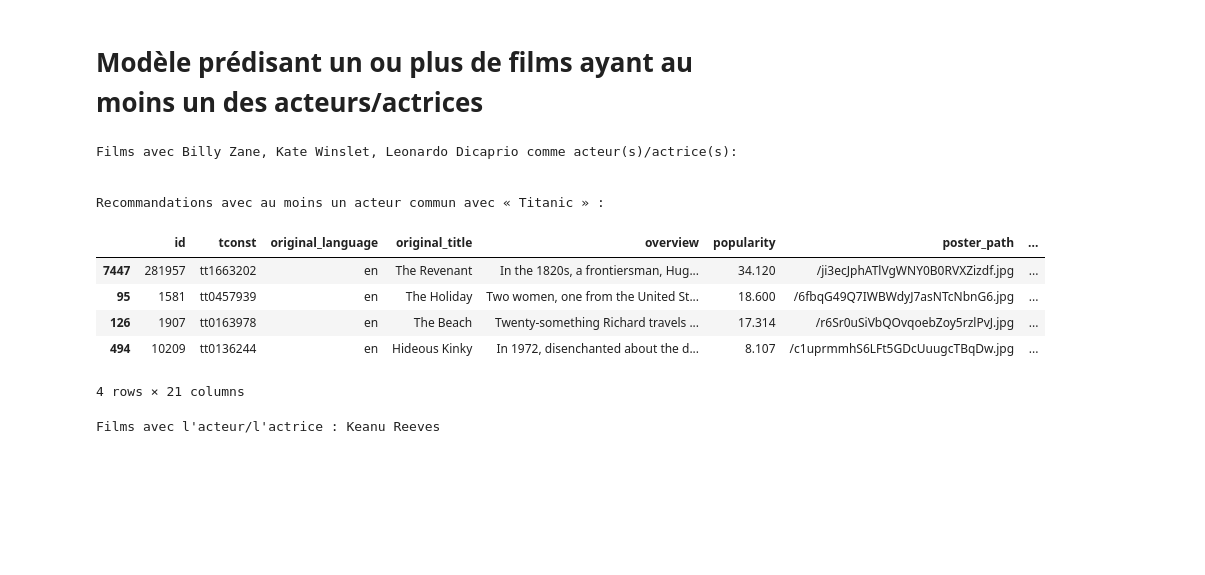
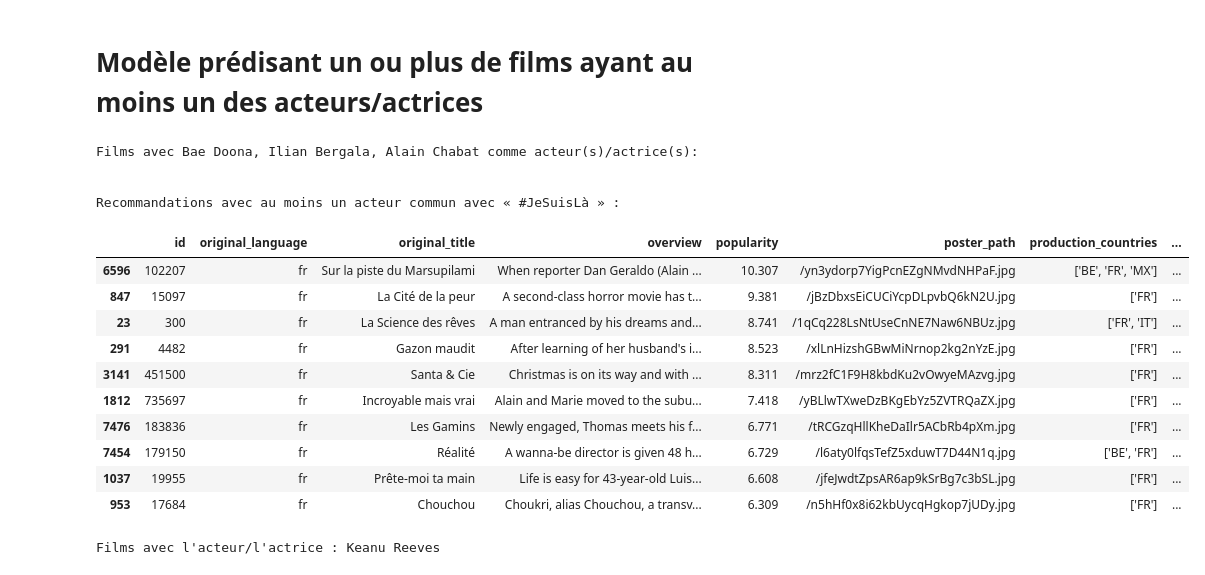
Before and after one commit to jbhdev/data-films, a Jupyter notebook: Merged_movies.ipynb, the cells around one changed output. Saved outputs shown, nothing was run; the diff lists cells and outputs as text; code cells hidden in the pictures; blank space fills up the shorter version.

Commit message:
Mise à jour de movie_tmdb, films

```diff
--- a/Merged_movies.ipynb
+++ b/Merged_movies.ipynb
@@ -340,13 +355,13 @@ preprocessor = ColumnTransformer(
 pipeline = Pipeline(steps=[('preprocessor', preprocessor)])
 
 # ---------------------- Chargement des données ----------------------
-films = pd.read_csv("C:/Users/sirnb/OneDrive/Bureau/WildCode/Projets/Projet_2_App/Table_CSV_export/films.csv")  # Chargez vos données ici
+films = pd.read_csv("datasets/raw/films.csv")  # Chargez vos données ici
 
 # Vérifiez s'il existe déjà un fichier traité
 try:
-    df_processed = joblib.load('processed_films.pkl')
-    nn_model = joblib.load('nn_model.pkl')
-    distances_all, indices_all = joblib.load('nn_distances.pkl')
+    df_processed = joblib.load('datasets/raw/processed_films.pkl')
+    nn_model = joblib.load('datasets/raw/nn_model.pkl')
+    distances_all, indices_all = joblib.load('datasets/raw/nn_distances.pkl')
 except FileNotFoundError:
     processed_data = pipeline.fit_transform(films)
     if issparse(processed_data):
@@ -355,14 +370,14 @@ except FileNotFoundError:
     df_processed = pd.DataFrame(processed_data, columns=columns)
 
     # Sauvegarde
-    joblib.dump(df_processed, 'processed_films.pkl')
+    joblib.dump(df_processed, 'datasets/raw/processed_films.pkl')
 
     nn_model = NearestNeighbors(n_neighbors=10, algorithm='auto', metric='euclidean')
     nn_model.fit(df_processed)
-    joblib.dump(nn_model, 'nn_model.pkl')
+    joblib.dump(nn_model, 'datasets/raw/nn_model.pkl')
 
     distances_all, indices_all = nn_model.kneighbors(df_processed)
-    joblib.dump((distances_all, indices_all), 'nn_distances.pkl')
+    joblib.dump((distances_all, indices_all), 'datasets/raw/nn_distances.pkl')
 
 # ---------------------- Fonction de recommandation ----------------------
 def recommend_similar_items(index: int,
@@ -399,7 +414,7 @@ def recommend_similar_items(index: int,
 
 # ---------------------- Exemple d'utilisation ----------------------
 display(recommend_similar_items(
-    index= 44,
+    index= 9295,
     n_neighbors=10
 ))
 
@@ -445,42 +460,47 @@ def recommend_by_actors(index: int,
         acteurs_row = set([
             row['acteurs_1'],
             row['acteurs_2'],
             row['actrices']
         ])
         return not acteurs_ref.isdisjoint(acteurs_row)
 
     filtered = original_data[original_data.index != index]
     filtered = filtered[filtered.apply(has_common_actor, axis=1)]
 
     if min_popularity is not None:
         filtered = filtered[filtered['popularity'] >= min_popularity]
 
     if decade is not None:
         filtered = filtered[filtered['decennie'] == decade]
 
     if sort_by and sort_by in filtered.columns:
         filtered = filtered.sort_values(by=sort_by, ascending=False)
 
     print(f"\nFilms avec {', '.join(acteurs_ref)} comme acteur(s)/actrice(s):\n")
     print(f"\nRecommandations avec au moins un acteur commun avec « {film_ref['original_title']} » :\n")
     return filtered.head(top_n)
 
 display(recommend_by_actors(
-    index= 44,
+    index= 2112,
     min_popularity= None,
     top_n=10
 ))
 # %% [output]
-Films avec Billy Zane, Kate Winslet, Leonardo Dicaprio comme acteur(s)/actrice(s):
+Films avec Bae Doona, Ilian Bergala, Alain Chabat comme acteur(s)/actrice(s):
 
 
-Recommandations avec au moins un acteur commun avec « Titanic » :
+Recommandations avec au moins un acteur commun avec « #JeSuisLà » :
-|  | id | tconst | original_language | original_title | overview | popularity | poster_path | ... |
-| 7447 | 281957 | tt1663202 | en | The Revenant | In the 1820s, a frontiersman, Hug... | 34.120 | /ji3ecJphATlVgWNY0B0RVXZizdf.jpg | ... |
-| 95 | 1581 | tt0457939 | en | The Holiday | Two women, one from the United St... | 18.600 | /6fbqG49Q7IWBWdyJ7asNTcNbnG6.jpg | ... |
-| 126 | 1907 | tt0163978 | en | The Beach | Twenty-something Richard travels ... | 17.314 | /r6Sr0uSiVbQOvqoebZoy5rzlPvJ.jpg | ... |
-| 494 | 10209 | tt0136244 | en | Hideous Kinky | In 1972, disenchanted about the d... | 8.107 | /c1uprmmhS6LFt5GDcUuugcTBqDw.jpg | ... |
+|  | id | original_language | original_title | overview | popularity | poster_path | production_countries | ... |
+| 6596 | 102207 | fr | Sur la piste du Marsupilami | When reporter Dan Geraldo (Alain ... | 10.307 | /yn3ydorp7YigPcnEZgNMvdNHPaF.jpg | ['BE', 'FR', 'MX'] | ... |
+| 847 | 15097 | fr | La Cité de la peur | A second-class horror movie has t... | 9.381 | /jBzDbxsEiCUCiYcpDLpvbQ6kN2U.jpg | ['FR'] | ... |
+| 23 | 300 | fr | La Science des rêves | A man entranced by his dreams and... | 8.741 | /1qCq228LsNtUseCnNE7Naw6NBUz.jpg | ['FR', 'IT'] | ... |
+| 291 | 4482 | fr | Gazon maudit | After learning of her husband's i... | 8.523 | /xlLnHizshGBwMiNrnop2kg2nYzE.jpg | ['FR'] | ... |
+| 3141 | 451500 | fr | Santa & Cie | Christmas is on its way and with ... | 8.311 | /mrz2fC1F9H8kbdKu2vOwyeMAzvg.jpg | ['FR'] | ... |
+| 1812 | 735697 | fr | Incroyable mais vrai | Alain and Marie moved to the subu... | 7.418 | /yBLlwTXweDzBKgEbYz5ZVTRQaZX.jpg | ['FR'] | ... |
+| 7476 | 183836 | fr | Les Gamins | Newly engaged, Thomas meets his f... | 6.771 | /tRCGzqHllKheDaIlr5ACbRb4pXm.jpg | ['FR'] | ... |
+| 7454 | 179150 | fr | Réalité | A wanna-be director is given 48 h... | 6.729 | /l6aty0lfqsTefZ5xduwT7D44N1q.jpg | ['BE', 'FR'] | ... |
+| 1037 | 19955 | fr | Prête-moi ta main | Life is easy for 43-year-old Luis... | 6.608 | /jfeJwdtZpsAR6ap9kSrBg7c3bSL.jpg | ['FR'] | ... |
+| 953 | 17684 | fr | Chouchou | Choukri, alias Chouchou, a transv... | 6.309 | /n5hHf0x8i62kbUycqHgkop7jUDy.jpg | ['FR'] | ... |
-4 rows × 21 columns
 # %%
 def normalize_name(name):
     return name.strip().lower().replace("é", "e").replace("è", "e").replace("-", " ").replace("_"," ").replace("ê"," ").replace("ô","o")
```
Also changed, not shown: parts of 12 cells of this notebook, 5 other files.
